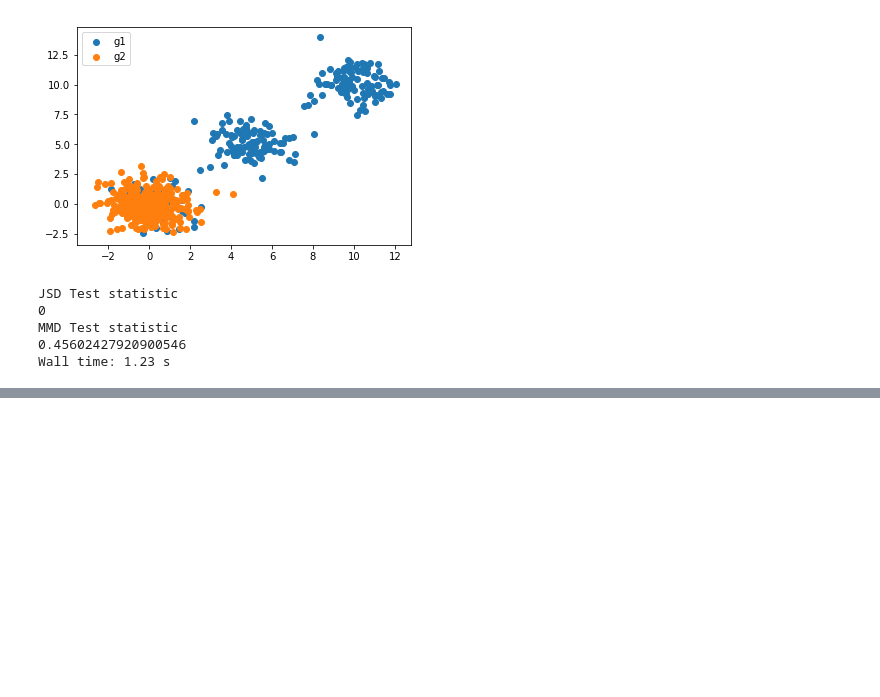
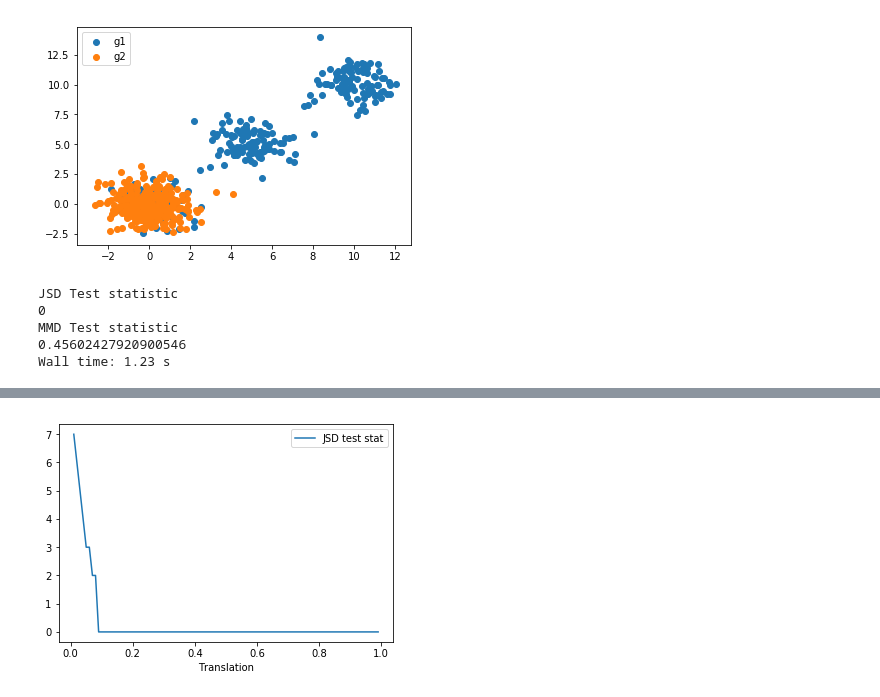
Before and after one commit to mariondechallens/GMDA, a Jupyter notebook: Results.ipynb, the cells around one changed output, grey strips where cells are left out. Cells and saved outputs as stored; diff of their text form; code cells hidden in the pictures; blank space fills up the shorter version.

```diff
--- a/Results.ipynb
+++ b/Results.ipynb
@@ -326,0 +375,7 @@ df
+# %%
+plt.plot(df['translation'],l_j,label ='JSD test stat')
+plt.legend()
+plt.xlabel('Translation')
+plt.show()
+# %% [output]
+[figure, added]
```
Also changed, not shown: parts of 16 cells of this notebook.
